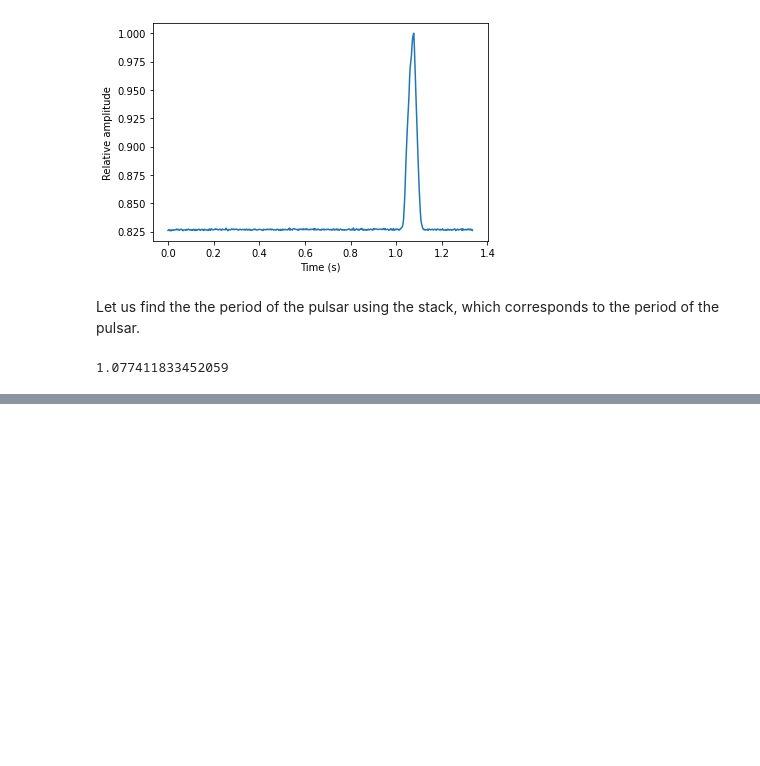
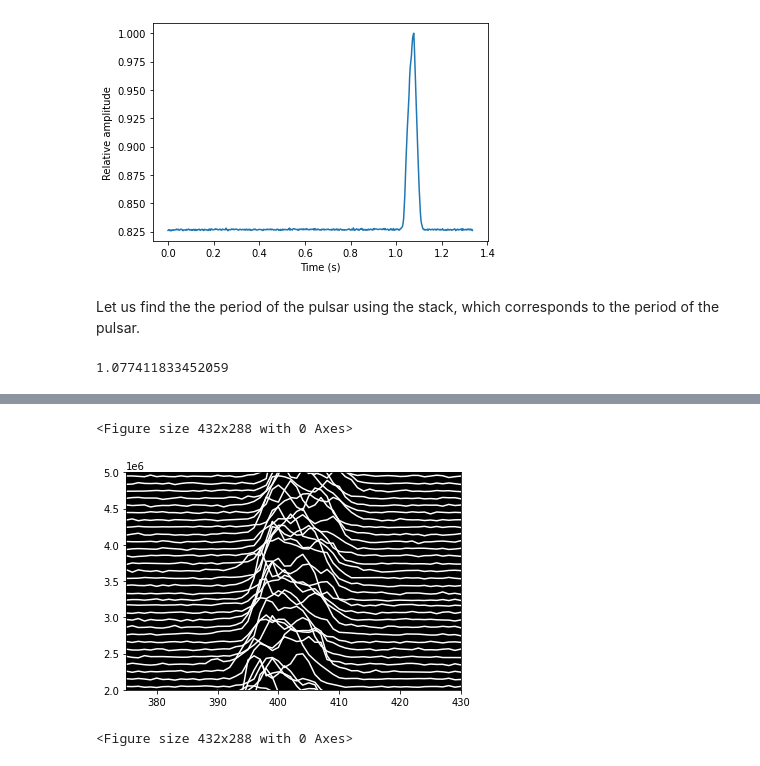
Before and after one commit to Yousousen/pulsar_analysis, a Jupyter notebook: src/script/pulsar1.ipynb, the cells around one changed output, grey strips where cells are left out. Drawn from its saved outputs; the diff is of its cells as text; code cells hidden in the pictures; blank space fills up the shorter version.

Commit message:
Added joy division plot

```diff
--- a/src/script/pulsar1.ipynb
+++ b/src/script/pulsar1.ipynb
@@ -169 +169,15 @@ plt.figure()
 <Figure size 432x288 with 0 Axes>
+# %%
+plt.rcParams['axes.facecolor']='black' #NOTE: Why does disabling this kill the plot?
+# NOTE: As a final version of this plot,
+# if we want the pulses to be less overlapping we could simply skip indices of i.
+for i, val in enumerate ( stack_dict.values() ) :
+    offset = i * 0.1 * 10 **6
+    plt.plot(stack_dict[f'stack{i}'] + offset, color='white')
+    plt.xlim(375,430)
+    plt.ylim(2 * 10 **6, 5 * 10 **6)
+plt.figure()
+# %% [output]
+<Figure size 432x288 with 0 Axes>
+[figure, added]
+<Figure size 432x288 with 0 Axes>
```
Also changed, not shown: parts of 1 cell of this notebook, 1 other file.
